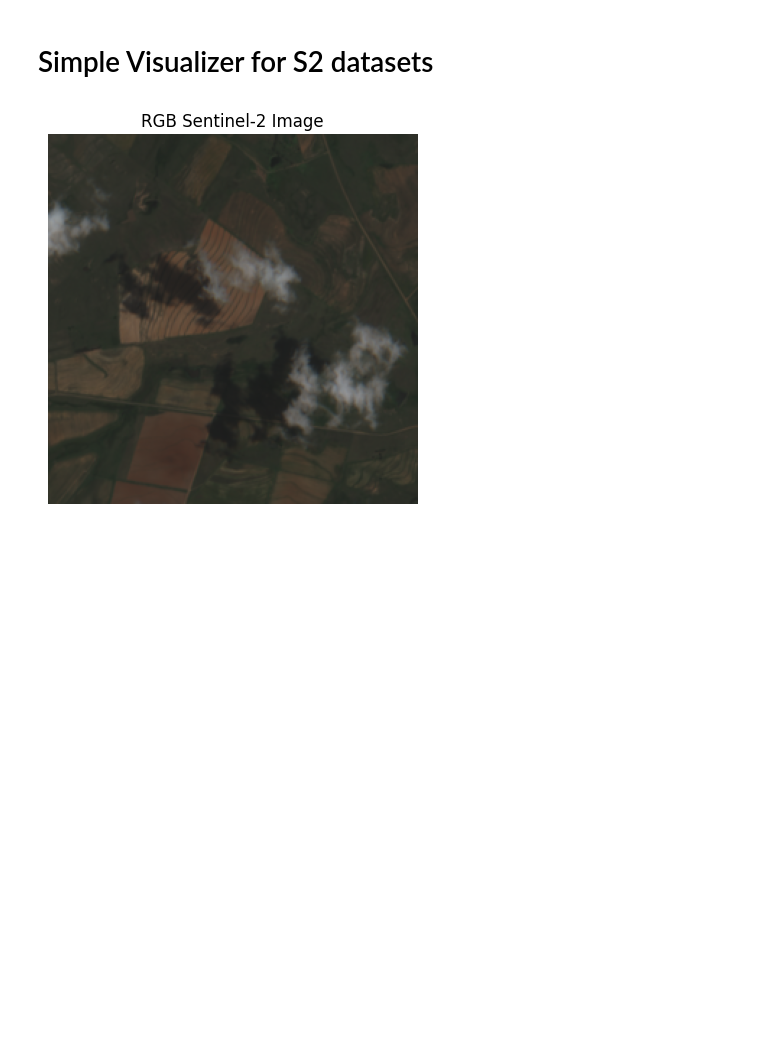
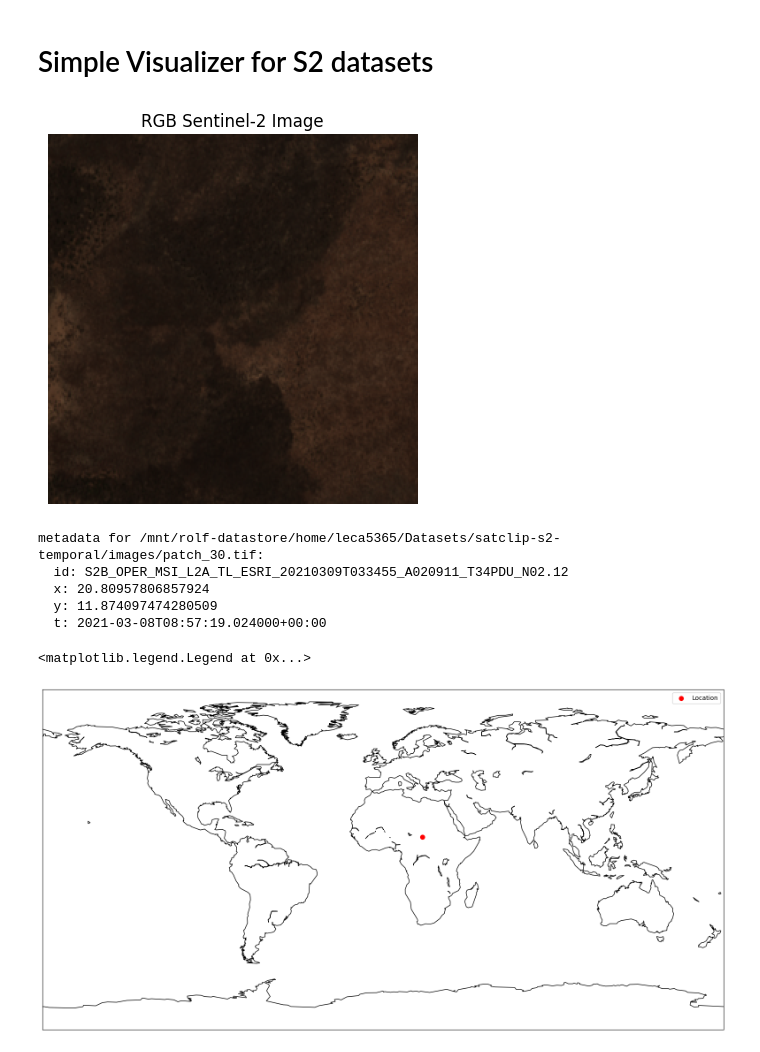
Before and after one commit to arizonat/satclip, a Jupyter notebook: notebooks/s2_visualizer.ipynb, the cells around one changed output. Drawn from its saved outputs; the diff is of its cells as text; code cells hidden in the pictures; blank space fills up the shorter version.

Commit message:
Added more visualization tools for S2-temporal

```diff
--- a/notebooks/s2_visualizer.ipynb
+++ b/notebooks/s2_visualizer.ipynb
@@ -39,7 +66,34 @@ def get_example_image(path, plot=True):
 # %%
-img = get_example_image("/mnt/rolf-datastore/home/leca5365/Datasets/satclip-s2-100k/images/patch_50004.tif", plot=True)
+path = "/mnt/rolf-datastore/home/leca5365/Datasets/satclip-s2-temporal/images/patch_30.tif"
+# print example image
+img = get_example_image(path, plot=True)
+
+# print metadata
+id, x, y, t, tags = get_metadata(path)
+
+print(f"metadata for {path}:")
+print(f"  id: {id}")
+print(f"  x: {x}")
+print(f"  y: {y}")
+print(f"  t: {t}")
+# print(f"  tags: {tags}")
+
+#Plot true and predicted locations
+fig, ax = plt.subplots(1,1, figsize=(20, 10))
+
+m = Basemap(projection='cyl', resolution='c', ax=ax)
+m.drawcoastlines()
+ax.scatter(x, y, s=50, c="red", label="Location")
+ax.legend()
 # %% [output]
-[figure, old version]
+[figure, new version]
+metadata for /mnt/rolf-datastore/home/leca5365/Datasets/satclip-s2-temporal/images/patch_30.tif:
+  id: S2B_OPER_MSI_L2A_TL_ESRI_20210309T033455_A020911_T34PDU_N02.12
+  x: 20.80957806857924
+  y: 11.874097474280509
+  t: 2021-03-08T08:57:19.024000+00:00
+<matplotlib.legend.Legend at 0x...>
+[figure, added]
 # %%
 import pandas as pd
 import os
```
Also changed, not shown: parts of 2 cells of this notebook.
